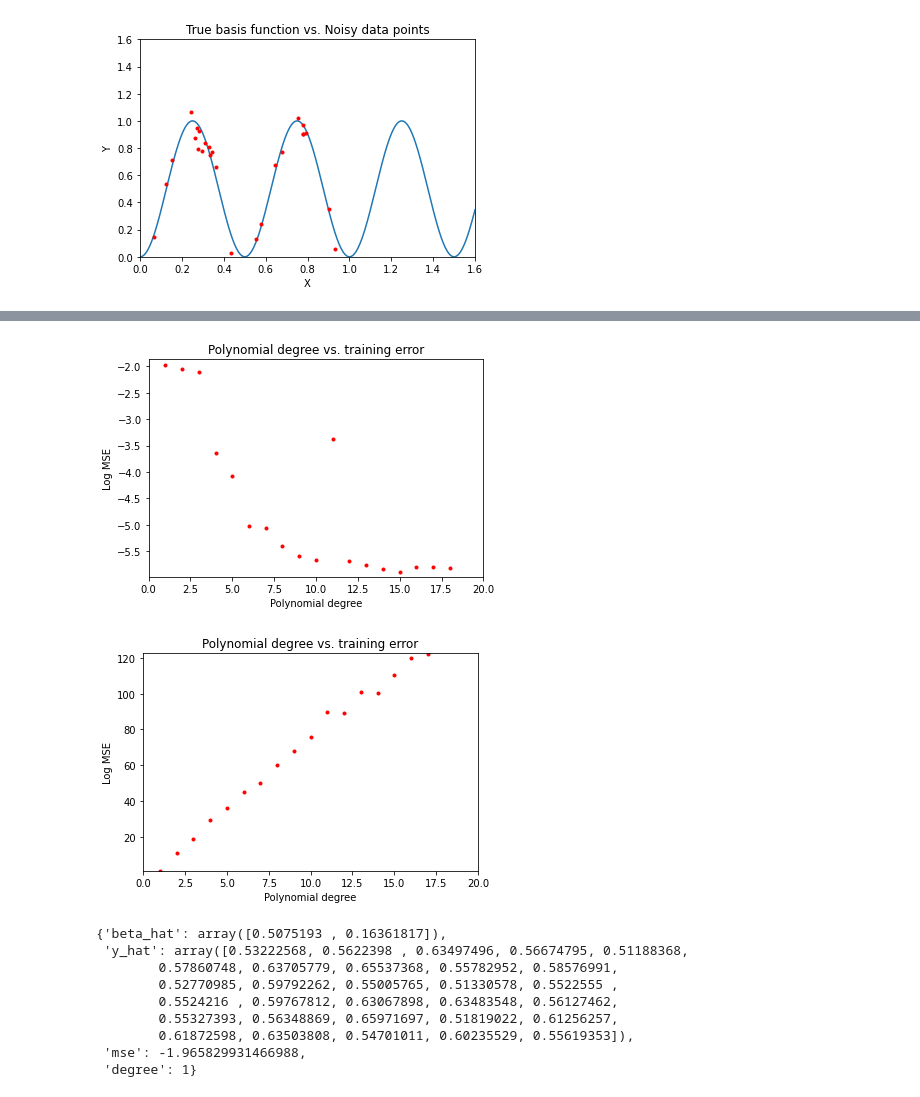
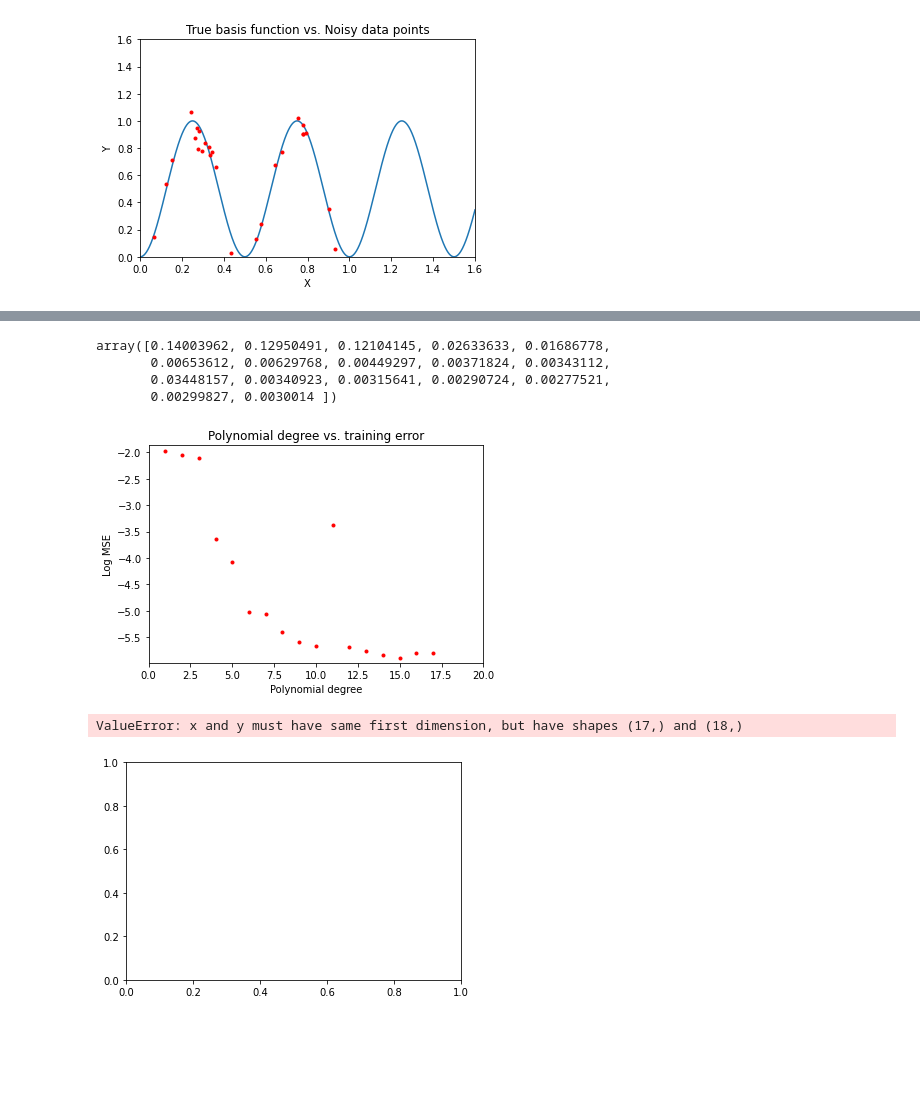
Before and after one commit to akshatgoel92/kernel-ridge, a Jupyter notebook: src/overfitting.ipynb, the cells around one changed output, grey strips where cells are left out. Saved outputs shown, nothing was run; the diff lists cells and outputs as text; code cells hidden in the pictures; blank space fills up the shorter version.

```diff
--- a/src/overfitting.ipynb
+++ b/src/overfitting.ipynb
@@ -13,7 +13,7 @@ def get_sin_basis(x):
     Output:
     ---------------------
     '''
-    y_true = np.sin(2*math.pi*x)**2
+    y_true = np.power(np.sin(2*math.pi*x),2)
     return y_true
 
 
@@ -62,7 +62,7 @@ def plot_data(x, y_obs, path):
     # Title of the plot
     title = "True basis function vs. Noisy data points"
 
-    # Plot the true curve
+    # Plot the true curve and then plot the observed values
     plt.plot(x_grid, y_grid, label = "True function")
     plt.plot(x, y_obs, "r.")
 
@@ -71,7 +71,7 @@ def plot_data(x, y_obs, path):
     plt.ylabel('Y')
     plt.title(title)
 
-
+    # Format the axes
     axes = plt.gca()
     axes.set_xlim([0,1.6])
     axes.set_ylim([0,1.6])
@@ -110,7 +110,7 @@ def get_basis(x, k):
     Output: Polynomial basis features
     ------------------------
     '''
-    grid = np.meshgrid(x, np.arange(k + 1))
+    grid = np.meshgrid(x, np.arange(k))
     return np.power(grid[0], grid[1]).T
 
 
@@ -153,7 +153,7 @@ def get_ln_mse(Y, Y_hat, tolerance=1e-18):
     Output: Assignment data
     ------------------------
     '''
-    return np.log(np.sum((Y-Y_hat)**2)/max(Y.shape))
+    return np.log(np.sum(np.power(Y-Y_hat,2))/max(Y.shape))
 # %%
 def run_polynomial_regression(x, y, lower = 1, upper = 18):
     '''
@@ -201,10 +201,10 @@ def plot_results(path, title, k, results, x_lab = "X", y_lab="Y"):
 # %%
 # Run polynomial regressions
 lower = 1
-upper = 18
+upper = 17
 
 # Get from polynomial regression
 results, ln_mse = run_polynomial_regression(x, y_obs, lower, upper)
-
-results
+# Show results
+results[0]['beta_hat']
 # %% [output]
@@ -281,7 +267,7 @@ def get_testing_data(n, lower, upper, var):
     return x, y_true, y
 
 
-def get_test_mse(x_test, y_test_true, results, k = 17):
+def get_test_mse(x_test, y_test_true, results, k = 18):
     '''
     ---------------------
     Input: Parameters needed for data
@@ -298,24 +284,21 @@ def get_test_mse(x_test, y_test_true, results, k = 17):
 # Plot training loss
 path = os.path.join("..", "figs", '1_2_training_loss.png')
 plot_loss(ln_mse, upper, path)
+ln_mse
+np.exp(ln_mse)
 # %% [output]
+array([0.14003962, 0.12950491, 0.12104145, 0.02633633, 0.01686778,
+       0.00653612, 0.00629768, 0.00449297, 0.00371824, 0.00343112,
+       0.03448157, 0.00340923, 0.00315641, 0.00290724, 0.00277521,
+       0.00299827, 0.0030014 ])
 [figure]
 # %%
-x_test, y_test_true, y_obs = get_data(1000, lower, upper, 0.07)
+lower = 0
+upper = 1
+x_test, y_test_true, y_obs_test = get_data(1000, lower, upper, 0.07)
 ln_mse_test = get_test_mse(x_test, y_test_true, results)
 
-plot_loss(ln_mse_tst, 17, path)
+plot_loss(ln_mse_test, 17, path)
 # %% [output]
+ValueError: x and y must have same first dimension, but have shapes (17,) and (18,)
-[figure, old version]
+[figure, new version]
-# %%
-results[0]
-# %% [output]
-{'beta_hat': array([0.5075193 , 0.16361817]),
- 'y_hat': array([0.53222568, 0.5622398 , 0.63497496, 0.56674795, 0.51188368,
-        0.57860748, 0.63705779, 0.65537368, 0.55782952, 0.58576991,
-        0.52770985, 0.59792262, 0.55005765, 0.51330578, 0.5522555 ,
-        0.5524216 , 0.59767812, 0.63067898, 0.63483548, 0.56127462,
-        0.55327393, 0.56348869, 0.65971697, 0.51819022, 0.61256257,
-        0.61872598, 0.63503808, 0.54701011, 0.60235529, 0.55619353]),
- 'mse': -1.965829931466988,
- 'degree': 1}
```
Also changed, not shown: parts of 7 cells of this notebook, 3 other files.
